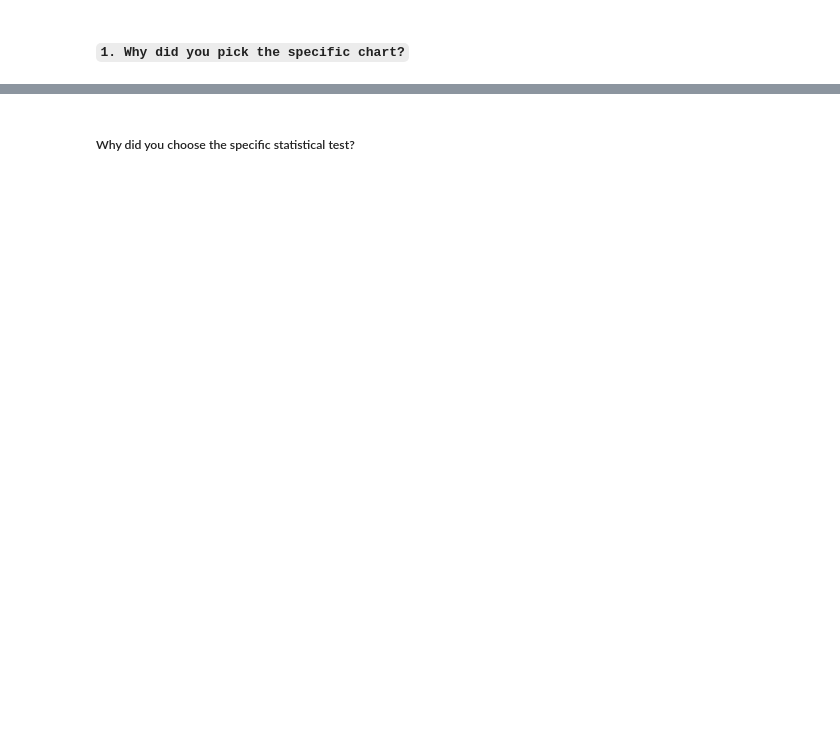
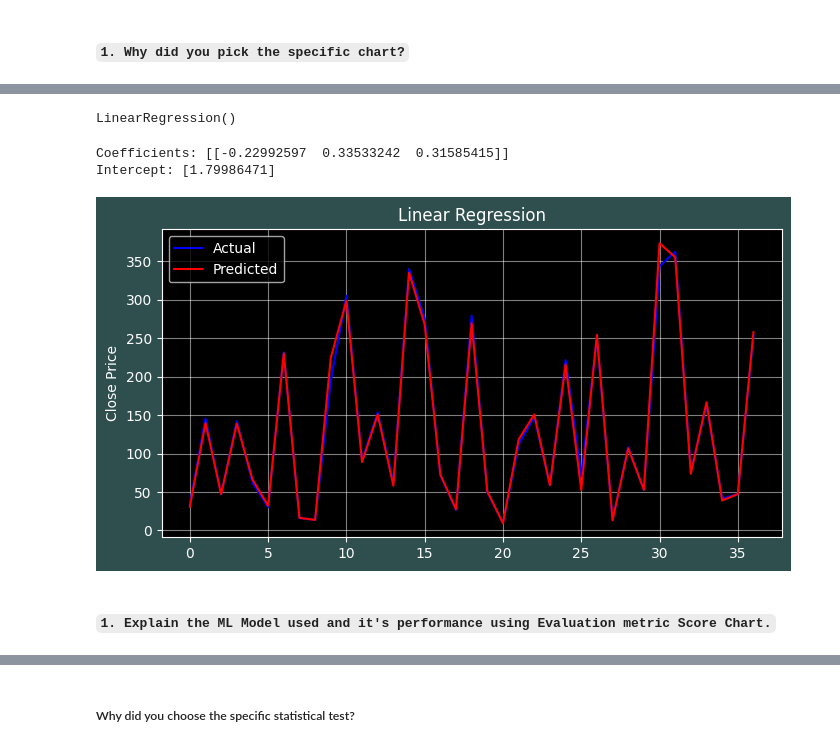
Before and after one commit to Vibhuguptampi/Yes-Bank-Stock-Closing-Price-Prediction-Capstone-ProjectML-Regression, a Jupyter notebook: Yes_Bank_Stock_Closing_Price_Prediction(Capstone_Project_Supervised_ML_Regression).ipynb, the cells around one changed output, grey strips where cells are left out. Drawn from its saved outputs; the diff is of its cells as text; code cells hidden in the pictures; blank space fills up the shorter version.

```diff
--- a/Yes_Bank_Stock_Closing_Price_Prediction(Capstone_Project_Supervised_ML_Regression).ipynb
+++ b/Yes_Bank_Stock_Closing_Price_Prediction(Capstone_Project_Supervised_ML_Regression).ipynb
@@ -723,0 +877,11 @@ Answer Here.
+# %%
+from sklearn.preprocessing import StandardScaler
+
+# Create an instance of StandardScaler
+scaler = StandardScaler()
+
+# Scale the training data (X_train) using fit_transform
+X_train = scaler.fit_transform(X_train)
+
+# Scale the testing data (X_test) using transform
+X_test = scaler.transform(X_test)
@@ -723,0 +943,45 @@ Answer Here.
+# %%
+from sklearn.linear_model import LinearRegression
+
+# Create an instance of the LinearRegression model
+linear_reg = LinearRegression()
+
+# Fit the Linear Regression model to the training data
+linear_reg.fit(X_train, y_train)
+# %% [output]
+LinearRegression()
+# %%
+# Predict on the model
+y_pred_lin = linear_reg.predict(X_test)
+# %%
+# Checking the model parameters
+print("Coefficients:", linear_reg.coef_)
+print("Intercept:", linear_reg.intercept_)
+# %% [output]
+Coefficients: [[-0.22992597  0.33533242  0.31585415]]
+Intercept: [1.79986471]
+# %%
+plt.figure(figsize=(8, 4))
+
+# Plot the actual Close prices from the test data
+plt.plot(np.array(10**y_test), color='blue')
+
+# Plot the predicted Close prices from the Linear Regression model
+plt.plot(10**y_pred_lin, color='red')
+
+# Set the label for the y-axis
+plt.ylabel("Close Price")
+
+# Add a legend to differentiate between the actual and predicted values
+plt.legend(["Actual", "Predicted"])
+
+# Set the title of the plot
+plt.title("Linear Regression")
+
+# Add gridlines
+plt.grid(which='major', alpha=0.5)
+plt.grid(which='minor', alpha=0.5)
+# %% [output]
+[figure, added]
+# %% [markdown]
+#### `1. Explain the ML Model used and it's performance using Evaluation metric Score Chart.`
```
Also changed, not shown: parts of 472 cells of this notebook.
